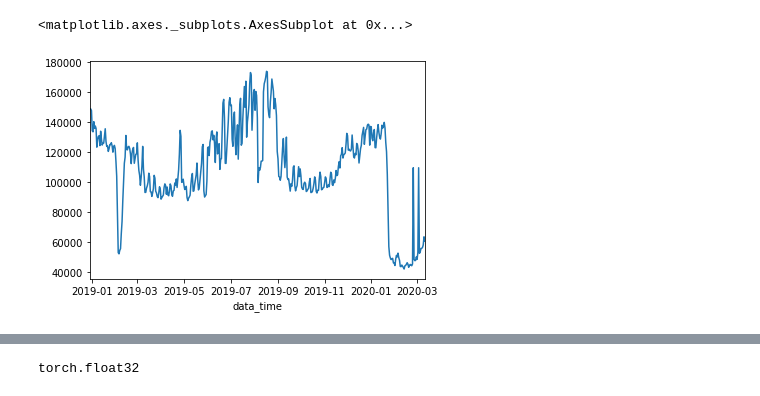
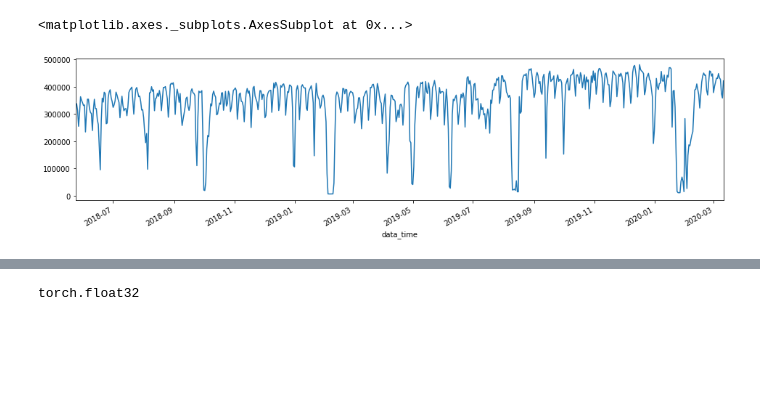
Before and after one commit to Relevation-143/Deep-Time-Series-Prediction, a Jupyter notebook: Untitled.ipynb, the cells around one changed output, grey strips where cells are left out. Drawn from its saved outputs; the diff is of its cells as text; code cells hidden in the pictures; blank space fills up the shorter version.

```diff
--- a/Untitled.ipynb
+++ b/Untitled.ipynb
@@ -6,16 +8,10 @@ import torch
 from deepseries.models import WaveNet
 from deepseries.dataset import PropertyFeature, SeriesFeature, SeriesFrame
 from deepseries.train import Learner
-# %%
-power = pd.read_csv("./data/power.csv")
-
-data = power[power.cid == "91E0B6DC00C91783E0530BC8100A0E30"].drop(["Unnamed: 0", "cid"], axis=1)
-
-data['data_time'] = pd.to_datetime(data.data_time)
-data = data.set_index("data_time").resample("15min").mean().reset_index()
-data['value'] = data['value'].fillna(data.value.mean())
-data = data.groupby(data.data_time.dt.date)['value'].sum().reset_index()
-data.set_index("data_time").value.plot()
-# %% [output]
-<matplotlib.axes._subplots.AxesSubplot at 0x...>
-[figure, removed]
+# %%
+power = pd.read_csv("./power.csv", parse_dates=['data_time'])
+# %%
+power[power.cid == cid].set_index("data_time").value.plot(figsize=(16, 4))
+# %% [output]
+<matplotlib.axes._subplots.AxesSubplot at 0x...>
+[figure, added]
```
Also changed, not shown: parts of 5 cells of this notebook, 2 other files.
